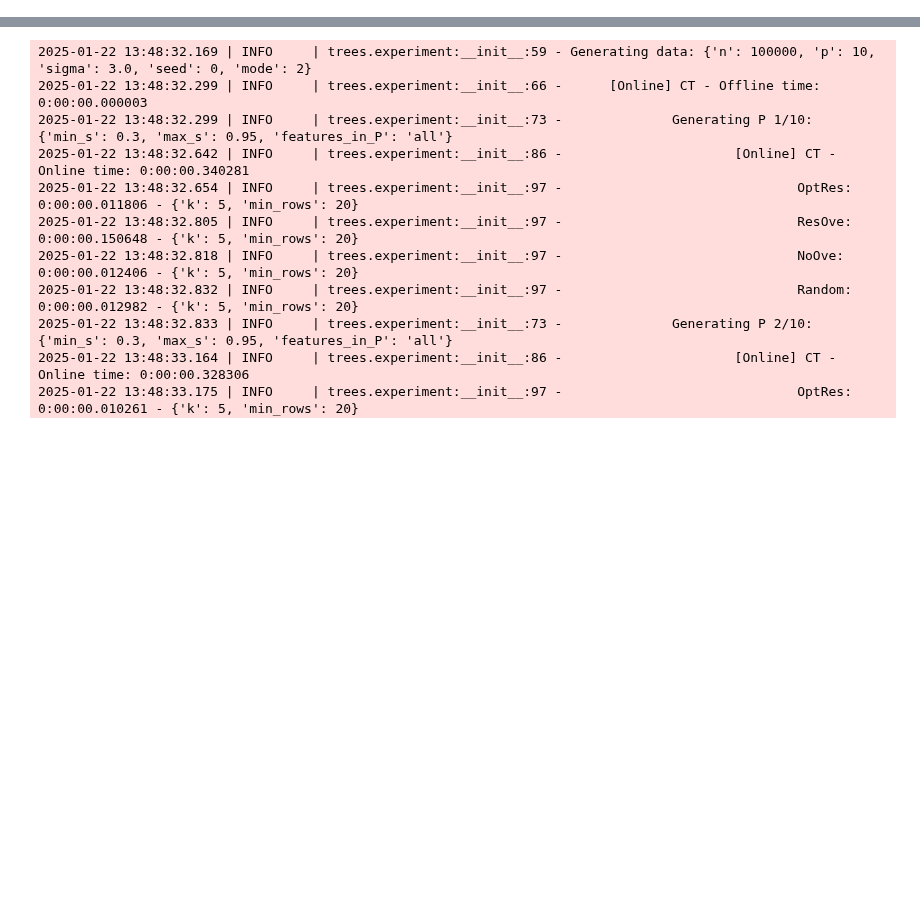
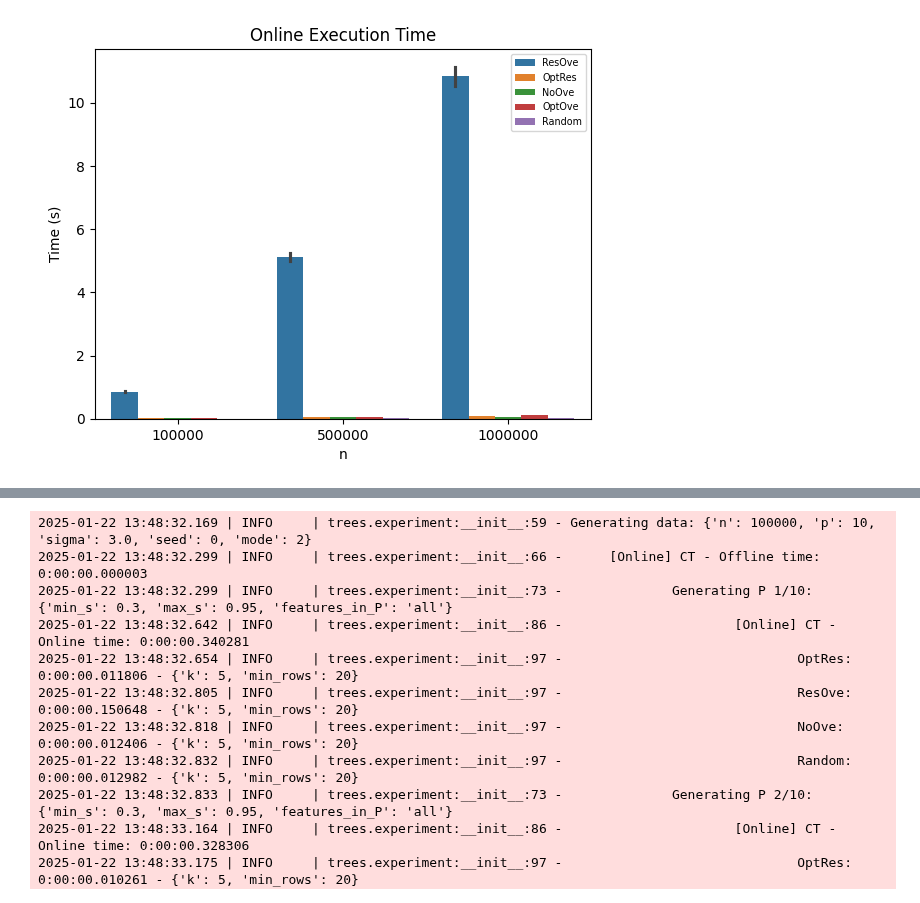
Before and after one commit to antonismand/Query-Driven-Data-Exploration-with-Heterogeneous-Treatment-Effects, a Jupyter notebook: experiments/scalability.ipynb, the cells around one changed output, grey strips where cells are left out. Cells and saved outputs as stored; diff of their text form; code cells hidden in the pictures; blank space fills up the shorter version.

```diff
--- a/experiments/scalability.ipynb
+++ b/experiments/scalability.ipynb
@@ -33,3 +26,7 @@ exp.plot(hue='topK_algorithm')
+# %%
+exp.save_tikzplot(x="n", hue='topK_algorithm', plot="time")
+# %% [output]
+[figure, added]
 # %%
 exp = LoadExperiment("cf_scalability")
 # exp.plot(x="n", hue='topK_algorithm')
```
Also changed, not shown: parts of 3 cells of this notebook, 9 other files.
